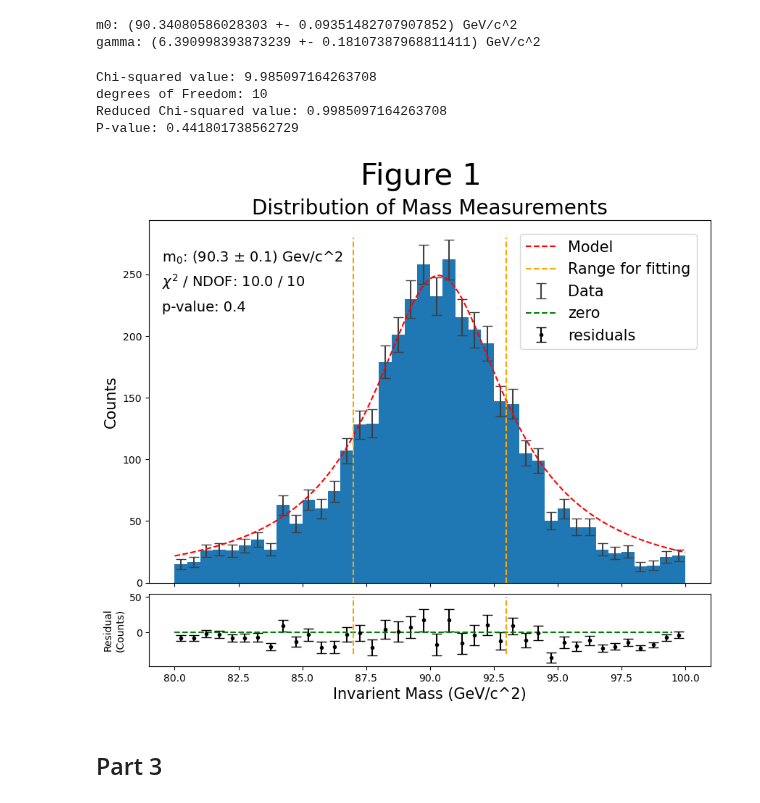
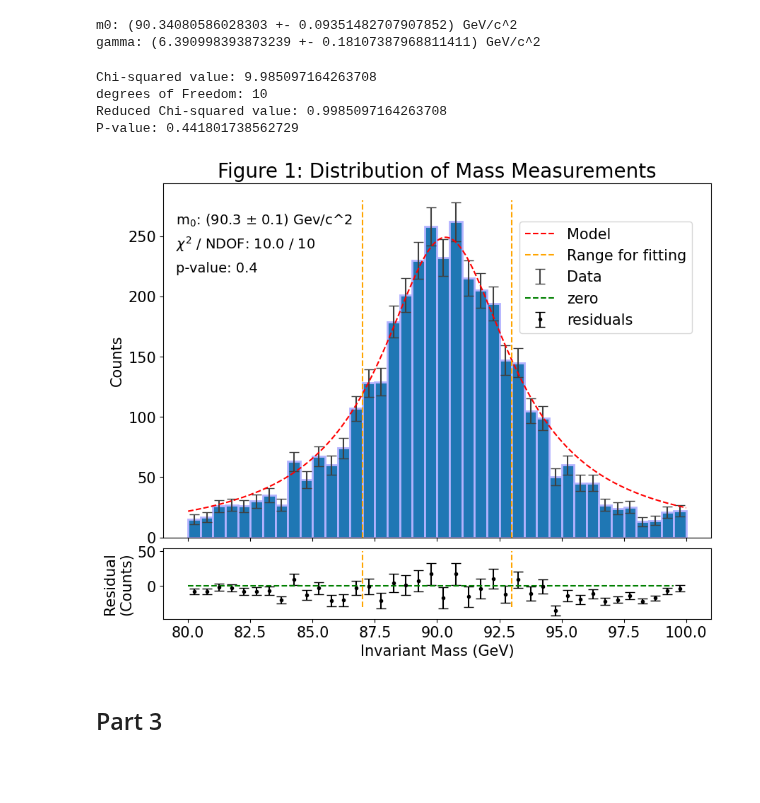
Before and after one commit to MatthewPrem/PHYS265-spring25, a Jupyter notebook: Lab3/Lab 3.ipynb, the cells around one changed output. Cells and saved outputs as stored; diff of their text form; code cells hidden in the pictures; blank space fills up the shorter version.

Commit message:
Updated lab report, data required to run notebook, and updated figures

```diff
--- a/Lab3/Lab 3.ipynb
+++ b/Lab3/Lab 3.ipynb
@@ -84,42 +83,44 @@ m0: (90.34080586028303 +- 0.09351482707907852) GeV/c^2
 gamma: (6.390998393873239 +- 0.18107387968811411) GeV/c^2
 # %%
 fig, (axd,axr) = plt.subplots(2,1, sharex=True, gridspec_kw={'height_ratios':[5,1], 'hspace':0.05}, figsize=(10,8)) #create plots for both fit and residuals
-axd.hist(M, bins=bins)
+axd.hist(M, bins=bins, edgecolor=(0.7,0.7,1),linewidth=2)
 axd.errorbar(b+binsize/2, n, s_n, fmt=" ", capsize=5, color=(0.25,0.25,0.25), label="Data") #plot errorbars with caps for the histogram
 axd.plot(evalX, fit, color="red", linestyle="--", label="Model") #plot the fit function
 
-#calculate the residuals for the data points withint the fitting range
+#calculate the residuals for the data points within the fitting range
 model = D(dataX,param[0],param[1])
 residuals = dataY-model
 
 chi2 = np.sum((residuals/s_n[mask])**2) #calculate the chi-squared values from the residuals
 ndof = len(model)-2 #number of data points fitted - number of fitting parameters
 reducedChi2=chi2/(ndof)
 pval = scipy.stats.chi2.sf(chi2, ndof)
 axd.text(79.5,260,f"m$_0$: ({m0:.1f} $\\pm$ {s_m0:0.1f}) Gev/c^2", fontsize=14)
 axd.text(79.5,240,f"$\\chi^2$ / NDOF: {chi2:.1f} / {ndof}", fontsize=14)
 axd.text(79.5,220,f"p-value: {pval:.1f}", fontsize=14)
-axd.set_title("Distribution of Mass Measurements",fontsize=20)
+axd.set_title("Figure 1: Distribution of Mass Measurements",fontsize=20)
 
 plotRes = n-D(b+binsize/2, param[0],param[1])
 axr.errorbar(b+binsize/2, plotRes,yerr = s_n,capsize=5, fmt=".k", label="residuals")
 axr.hlines(0,np.min(b),np.max(b),linestyle="--",color="green",label="zero")
-fig.suptitle("Figure 1", fontsize=30);
 axd.vlines((dataX[0]-binsize/2,dataX[-1]+binsize/2),0,280, linestyle="--",color="orange",label="Range for fitting")
 axr.vlines((dataX[0]-binsize/2,dataX[-1]+binsize/2),-30,50, linestyle="--",color="orange")
 
 fig.legend(loc=(0.67,0.65),fontsize=15)
-axr.set_xlabel("Invarient Mass (GeV/c^2)", fontsize=15)
-axr.set_ylabel("Residual\n(Counts)")
+axr.set_xlabel("Invariant Mass (GeV)", fontsize=15)
+axr.set_ylabel("Residual\n(Counts)",fontsize=15)
 axd.set_ylabel("Counts",fontsize=15);
+axr.tick_params(axis="x",labelsize=15)
+axd.tick_params(axis="y",labelsize=15)
+axr.tick_params(axis="y",labelsize=15)
 
 print(f"Chi-squared value: {chi2}\ndegrees of Freedom: {ndof}\nReduced Chi-squared value: {reducedChi2}\nP-value: {pval}")
 # %% [output]
 Chi-squared value: 9.985097164263708
 degrees of Freedom: 10
 Reduced Chi-squared value: 0.9985097164263708
 P-value: 0.441801738562729
-[figure, old version]
+[figure, new version]
 # %% [markdown]
 ## Part 3
 # %%
```
Also changed, not shown: parts of 2 cells of this notebook, 5 other files.
